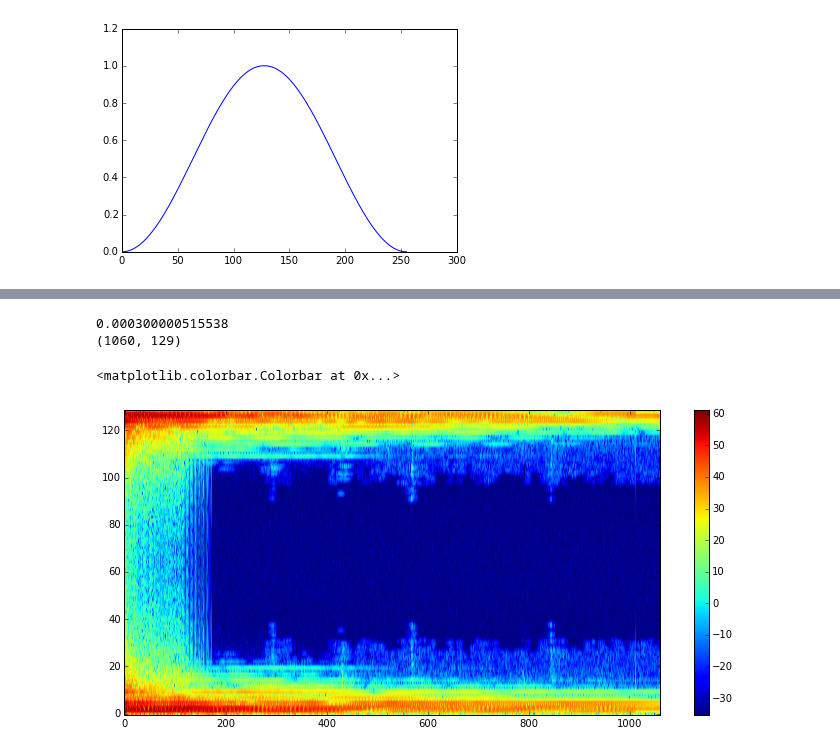
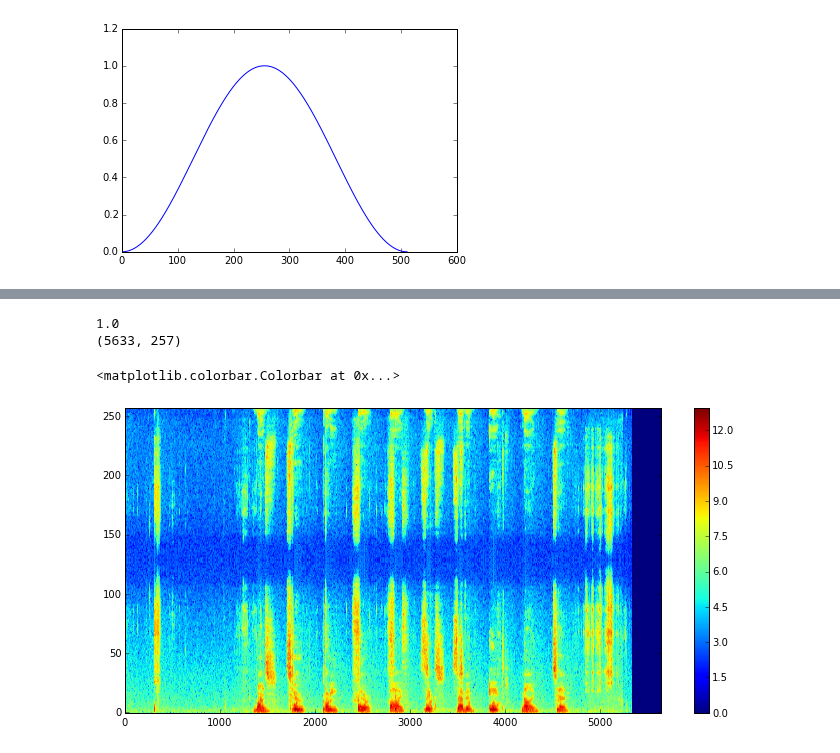
Before and after one commit to aartibagul/Source-Separation, a Jupyter notebook: stft_tests.ipynb, the cells around one changed output, grey strips where cells are left out. Saved outputs shown, nothing was run; the diff lists cells and outputs as text; code cells hidden in the pictures.

```diff
--- a/stft_tests.ipynb
+++ b/stft_tests.ipynb
@@ -47,18 +52,18 @@ def get_wave(filename):
 
 # power spectrogram is the absolute value SQUARED of the stft
 def get_spectrogram(stft):
-    return np.abs(stft)**2
+    return np.square(np.absolute(stft))
 
 # takes in wave file as input
 # win_size is the length of the window in samples
 # overlap is the amount of overlap between windows in samples
 def my_stft(wave, win_size, overlap):
     # power sinbell analysis window
-    win = power_sinebell(win_size, overlap)
+    win = sinebell(win_size, overlap)
     # make the frames
     frames, wave_pad = make_frames(wave, win, overlap)
     # fft, for each column
-    stft = np.fft.fft(frames)
+    stft = np.fft.fft(frames, axis = 0)
     # keep the spectrum associated with the positive frequencies (potentially times to the upper frequencies)
     if len(win)%2 == 0:
         stft = stft[:int(len(win)/2)+1]
@@ -108,7 +113,7 @@ def make_frames(x, win, overlap):
 
 def my_istft(stft, win_size, overlap):
     # power sinbell analysis window
-    win = power_sinebell(win_size, overlap)
+    win = sinebell(win_size, overlap)
     (num_coeff, num_frames) = stft.shape
 
     # recover full stft by conjugate symmetry of the fourier expansion of real signals
@@ -123,14 +128,14 @@ def my_istft(stft, win_size, overlap):
         stft_full[num_coeff:,:] = np.conj(stft[num_coeff-1:0:-1, :])
 
     # take inverse fft of recovered stft
-    istft = np.fft.ifft(stft_full)
+    istft = np.fft.ifft(stft_full, axis = 0)
     # reconstruct padded signal by taking overlap into account
     x_pad = overlap_add(istft, win_size, overlap)
     return x_pad
 
 def overlap_add(signal, win_size, overlap):
 
-    win = power_sinebell(win_size, overlap)
+    win = sinebell(win_size, overlap)
     (temp, num_frames) = signal.shape
 
     if temp != win_size:
@@ -152,7 +155,7 @@ x_pad = my_istft(stft, win_size, overlap)
 # %%
 # pretty sinebell window, gotte make this plot better, i.e. increase range of y axis
-win_size = 256
-overlap = 128
+win_size = 512
+overlap = 256
 win = sinebell(win_size, overlap)
 pwin = power_sinebell(win_size, overlap)
 plt.ylim((0,1.2))
@@ -168,5 +171,5 @@ plt.plot([i for i in range(win_size)], pwin)
 [figure]
 # %%
 # filenames = "CML_Recording_Both.wav", "CG.wav"
-wave_arr = get_wave("CG.wav")
+wave_arr = get_wave("CML_Recording_Both.wav")
 # %%
@@ -182,20 +185,20 @@ print(x_pad.shape)
 # %%
 stft, wave_pad = my_stft(wave_arr, win_size, overlap)
 # %%
-spect = get_spectrogram(stft)
+spectrum = get_spectrogram(stft)
 # %%
-# test the spectrogram: NICE!
-spectrum += 0.0001 # to prevent divide by zero in log10 errors
+# test the spectrogram:!
+spectrum += 1 # to prevent divide by zero in log10 errors
 
 print(np.min(np.min(spectrum, axis=1), axis=0))
 print(spectrum.T.shape)
 fig=pl.figure(figsize=(12,12))
 ax = fig.add_subplot(2,1,1)
 #generate a log frequency spectrogram
-imgplot = ax.imshow(10*np.log10(spectrum), origin='lower', aspect = 'auto')
+imgplot = ax.imshow(np.log10(spectrum), origin='lower', aspect = 'auto')
 fig.colorbar(imgplot)
 # %% [output]
-0.000300000515538
-(1060, 129)
+1.0
+(5633, 257)
 <matplotlib.colorbar.Colorbar at 0x...>
-[figure, old version]
+[figure, new version]
```
Also changed, not shown: parts of 5 cells of this notebook, 2 other files.
